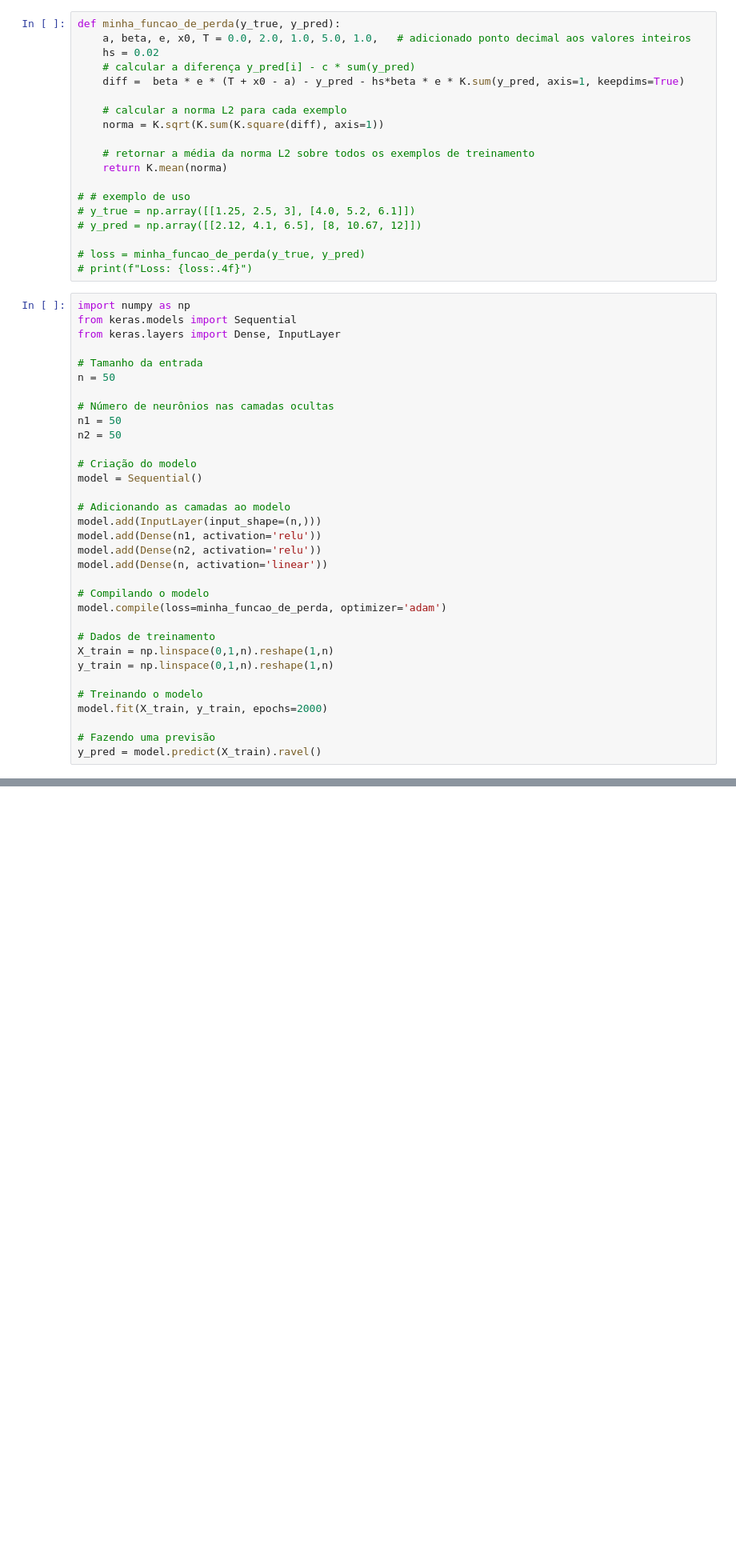
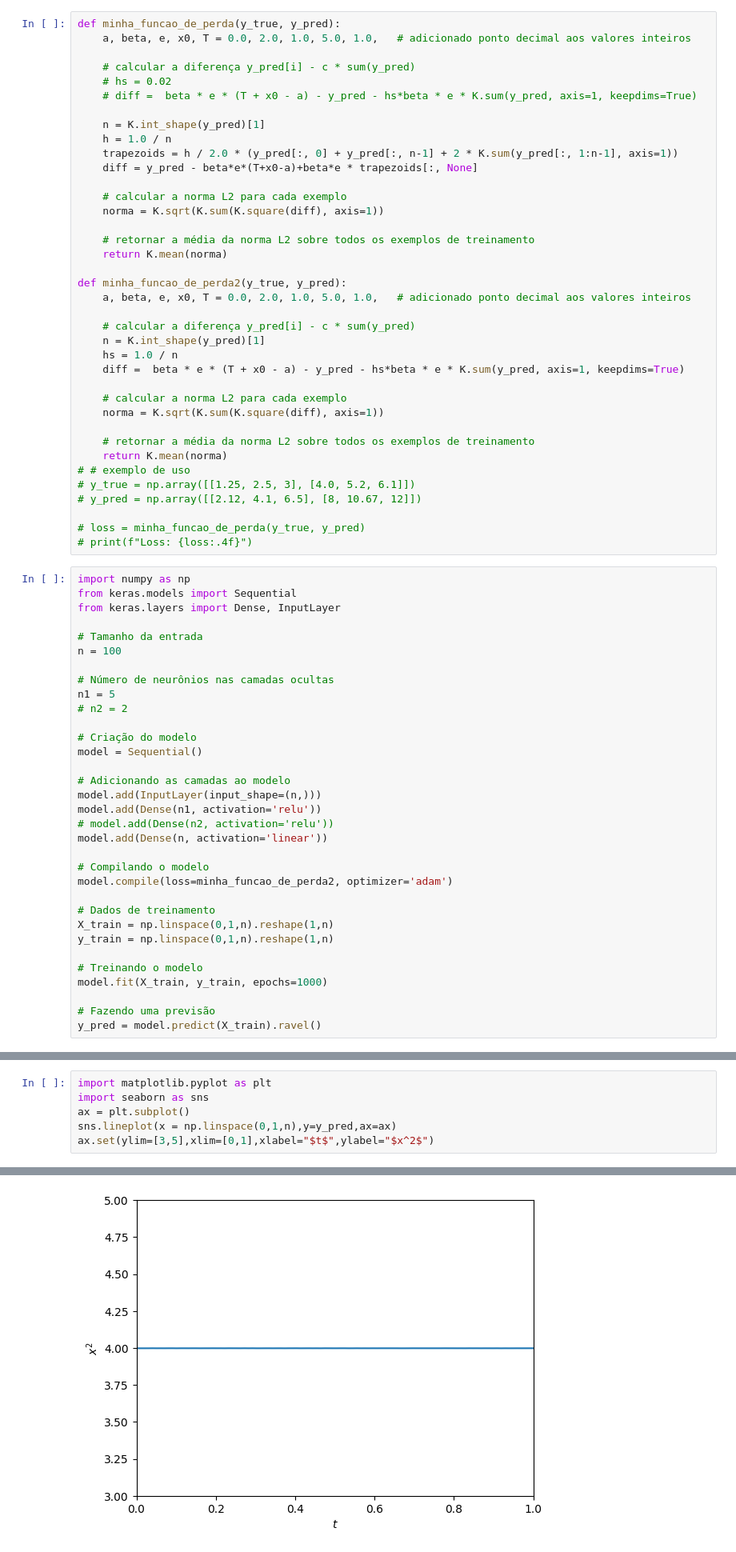
Before and after one commit to 1moi6/optimal-control, a Jupyter notebook: mlexemplo1.ipynb, the cells around one changed output, grey strips where cells are left out. Shown: that part at 80% size. Saved outputs shown, nothing was run; the diff lists cells and outputs as text; blank space fills up the shorter version.

```diff
--- a/mlexemplo1.ipynb
+++ b/mlexemplo1.ipynb
@@ -6,8 +6,28 @@ import tensorflow.keras.backend as K
 # %%
 def minha_funcao_de_perda(y_true, y_pred):
     a, beta, e, x0, T = 0.0, 2.0, 1.0, 5.0, 1.0,   # adicionado ponto decimal aos valores inteiros
-    hs = 0.02
+
     # calcular a diferença y_pred[i] - c * sum(y_pred)
+    # hs = 0.02
+    # diff =  beta * e * (T + x0 - a) - y_pred - hs*beta * e * K.sum(y_pred, axis=1, keepdims=True)
+
+    n = K.int_shape(y_pred)[1]
+    h = 1.0 / n
+    trapezoids = h / 2.0 * (y_pred[:, 0] + y_pred[:, n-1] + 2 * K.sum(y_pred[:, 1:n-1], axis=1))
+    diff = y_pred - beta*e*(T+x0-a)+beta*e * trapezoids[:, None]
+
+    # calcular a norma L2 para cada exemplo
+    norma = K.sqrt(K.sum(K.square(diff), axis=1))
+
+    # retornar a média da norma L2 sobre todos os exemplos de treinamento
+    return K.mean(norma)
+
+def minha_funcao_de_perda2(y_true, y_pred):
+    a, beta, e, x0, T = 0.0, 2.0, 1.0, 5.0, 1.0,   # adicionado ponto decimal aos valores inteiros
+
+    # calcular a diferença y_pred[i] - c * sum(y_pred)
+    n = K.int_shape(y_pred)[1]
+    hs = 1.0 / n
     diff =  beta * e * (T + x0 - a) - y_pred - hs*beta * e * K.sum(y_pred, axis=1, keepdims=True)
 
     # calcular a norma L2 para cada exemplo
@@ -15,7 +35,6 @@ def minha_funcao_de_perda(y_true, y_pred):
 
     # retornar a média da norma L2 sobre todos os exemplos de treinamento
     return K.mean(norma)
-
 # # exemplo de uso
 # y_true = np.array([[1.25, 2.5, 3], [4.0, 5.2, 6.1]])
 # y_pred = np.array([[2.12, 4.1, 6.5], [8, 10.67, 12]])
@@ -28,11 +47,11 @@ from keras.models import Sequential
 from keras.layers import Dense, InputLayer
 
 # Tamanho da entrada
-n = 50
+n = 100
 
 # Número de neurônios nas camadas ocultas
-n1 = 50
-n2 = 50
+n1 = 5
+# n2 = 2
 
 # Criação do modelo
 model = Sequential()
@@ -40,18 +59,18 @@ model = Sequential()
 # Adicionando as camadas ao modelo
 model.add(InputLayer(input_shape=(n,)))
 model.add(Dense(n1, activation='relu'))
-model.add(Dense(n2, activation='relu'))
+# model.add(Dense(n2, activation='relu'))
 model.add(Dense(n, activation='linear'))
 
 # Compilando o modelo
-model.compile(loss=minha_funcao_de_perda, optimizer='adam')
+model.compile(loss=minha_funcao_de_perda2, optimizer='adam')
 
 # Dados de treinamento
 X_train = np.linspace(0,1,n).reshape(1,n)
 y_train = np.linspace(0,1,n).reshape(1,n)
 
 # Treinando o modelo
-model.fit(X_train, y_train, epochs=2000)
+model.fit(X_train, y_train, epochs=1000)
 
 # Fazendo uma previsão
 y_pred = model.predict(X_train).ravel()
@@ -91,0 +115,7 @@ array([4.0090632, 4.0092382, 4.0098   , 4.0097837, 4.0098567, 4.010116 ,
+# %%
+import matplotlib.pyplot as plt
+import seaborn as sns
+ax = plt.subplot()
+sns.lineplot(x = np.linspace(0,1,n),y=y_pred,ax=ax)
+ax.set(ylim=[3,5],xlim=[0,1],xlabel="$t$",ylabel="$x^2$")
+# %% [output]
@@ -91,0 +123 @@ array([4.0090632, 4.0092382, 4.0098   , 4.0097837, 4.0098567, 4.010116 ,
+[figure, added]
```
Also changed, not shown: parts of 4 cells of this notebook.
